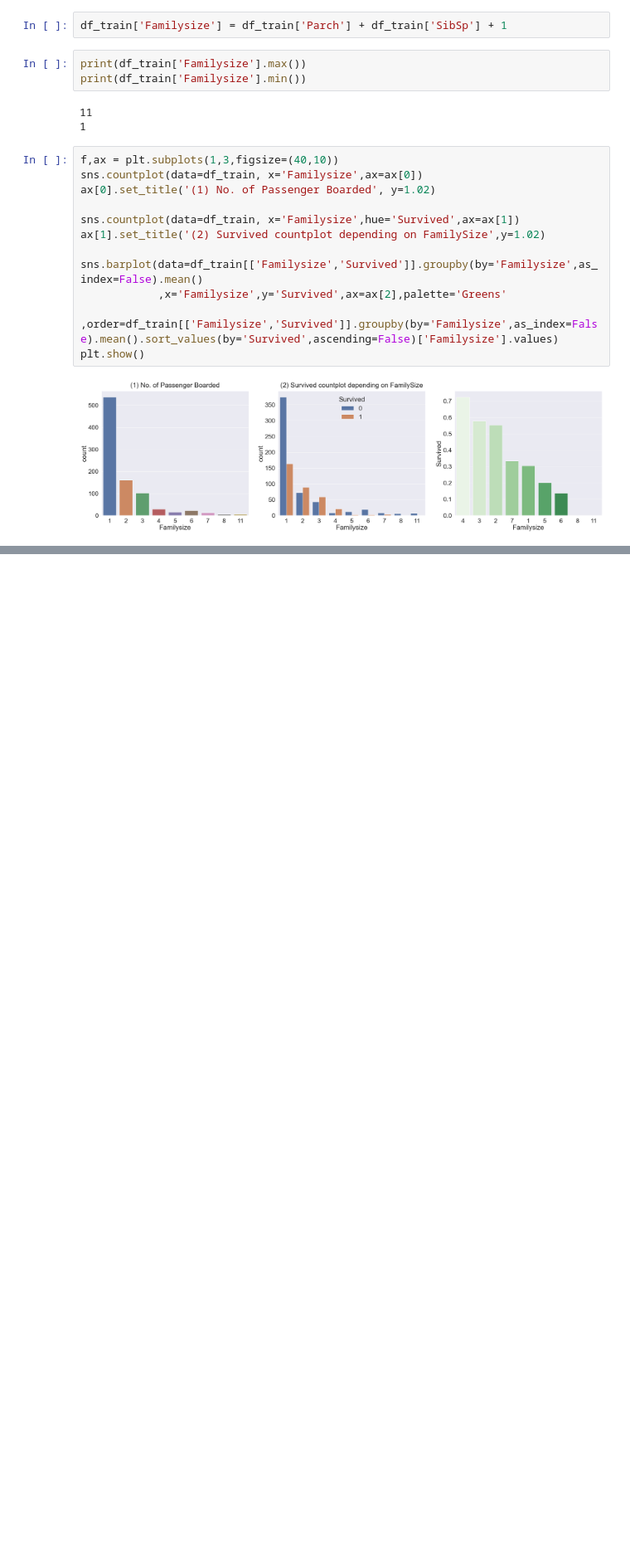
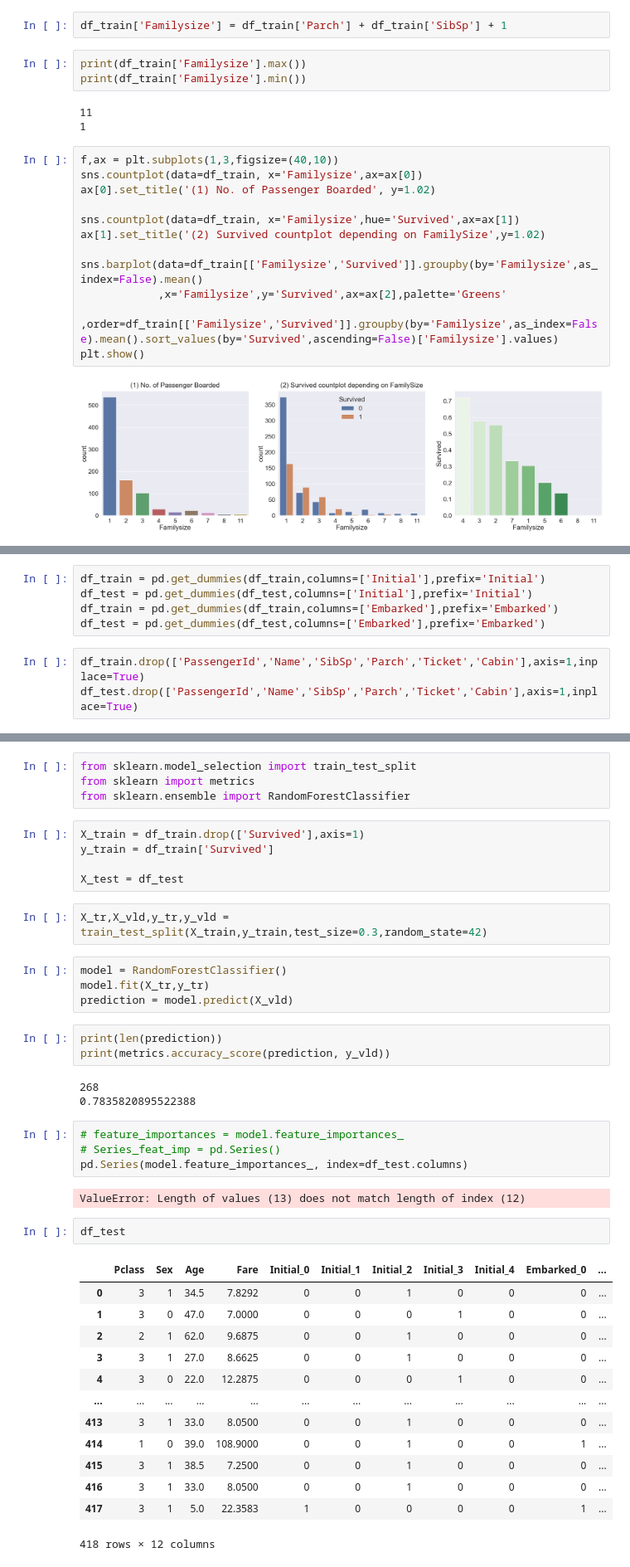
Before and after one commit to JW-Namsta/Kaggle_Study, a Jupyter notebook: Titanic/Titanic_copy_2.ipynb, the cells around one changed output, grey strips where cells are left out. Shown at 83% size. Saved outputs shown, nothing was run; the diff lists cells and outputs as text; blank space fills up the shorter version.

```diff
--- a/Titanic/Titanic_copy_2.ipynb
+++ b/Titanic/Titanic_copy_2.ipynb
@@ -322,0 +404,8 @@ MultiIndex([(                0.0,),
+# %%
+df_train = pd.get_dummies(df_train,columns=['Initial'],prefix='Initial')
+df_test = pd.get_dummies(df_test,columns=['Initial'],prefix='Initial')
+df_train = pd.get_dummies(df_train,columns=['Embarked'],prefix='Embarked')
+df_test = pd.get_dummies(df_test,columns=['Embarked'],prefix='Embarked')
+# %%
+df_train.drop(['PassengerId','Name','SibSp','Parch','Ticket','Cabin'],axis=1,inplace=True)
+df_test.drop(['PassengerId','Name','SibSp','Parch','Ticket','Cabin'],axis=1,inplace=True)
@@ -322,0 +428,43 @@ MultiIndex([(                0.0,),
+# %%
+from sklearn.model_selection import train_test_split
+from sklearn import metrics
+from sklearn.ensemble import RandomForestClassifier
+# %%
+X_train = df_train.drop(['Survived'],axis=1)
+y_train = df_train['Survived']
+
+X_test = df_test
+# %%
+X_tr,X_vld,y_tr,y_vld = train_test_split(X_train,y_train,test_size=0.3,random_state=42)
+# %%
+model = RandomForestClassifier()
+model.fit(X_tr,y_tr)
+prediction = model.predict(X_vld)
+# %%
+print(len(prediction))
+print(metrics.accuracy_score(prediction, y_vld))
+# %% [output]
+268
+0.7835820895522388
+# %%
+# feature_importances = model.feature_importances_
+# Series_feat_imp = pd.Series()
+pd.Series(model.feature_importances_, index=df_test.columns)
+# %% [output]
+ValueError: Length of values (13) does not match length of index (12)
+# %%
+df_test
+# %% [output]
+|  | Pclass | Sex | Age | Fare | Initial_0 | Initial_1 | Initial_2 | Initial_3 | Initial_4 | Embarked_0 | ... |
+| 0 | 3 | 1 | 34.5 | 7.8292 | 0 | 0 | 1 | 0 | 0 | 0 | ... |
+| 1 | 3 | 0 | 47.0 | 7.0000 | 0 | 0 | 0 | 1 | 0 | 0 | ... |
+| 2 | 2 | 1 | 62.0 | 9.6875 | 0 | 0 | 1 | 0 | 0 | 0 | ... |
+| 3 | 3 | 1 | 27.0 | 8.6625 | 0 | 0 | 1 | 0 | 0 | 0 | ... |
+| 4 | 3 | 0 | 22.0 | 12.2875 | 0 | 0 | 0 | 1 | 0 | 0 | ... |
+| ... | ... | ... | ... | ... | ... | ... | ... | ... | ... | ... | ... |
+| 413 | 3 | 1 | 33.0 | 8.0500 | 0 | 0 | 1 | 0 | 0 | 0 | ... |
+| 414 | 1 | 0 | 39.0 | 108.9000 | 0 | 0 | 1 | 0 | 0 | 1 | ... |
+| 415 | 3 | 1 | 38.5 | 7.2500 | 0 | 0 | 1 | 0 | 0 | 0 | ... |
+| 416 | 3 | 1 | 33.0 | 8.0500 | 0 | 0 | 1 | 0 | 0 | 0 | ... |
+| 417 | 3 | 1 | 5.0 | 22.3583 | 1 | 0 | 0 | 0 | 0 | 1 | ... |
+418 rows × 12 columns
```
Also changed, not shown: parts of 21 cells of this notebook.
